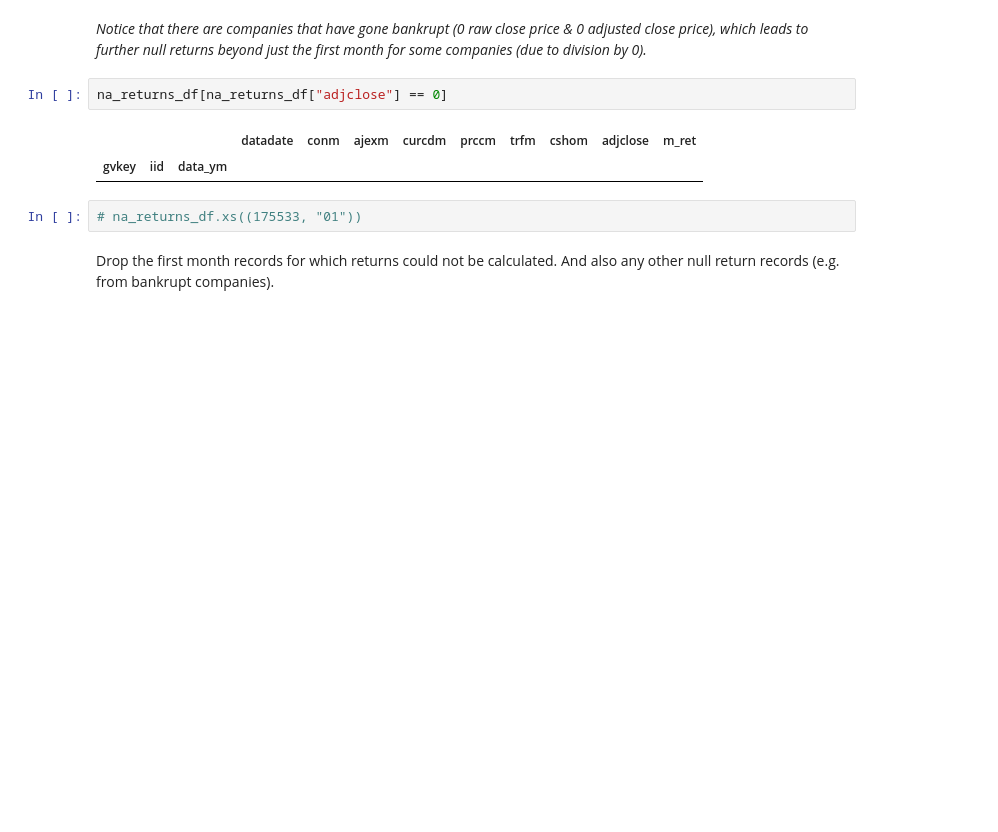
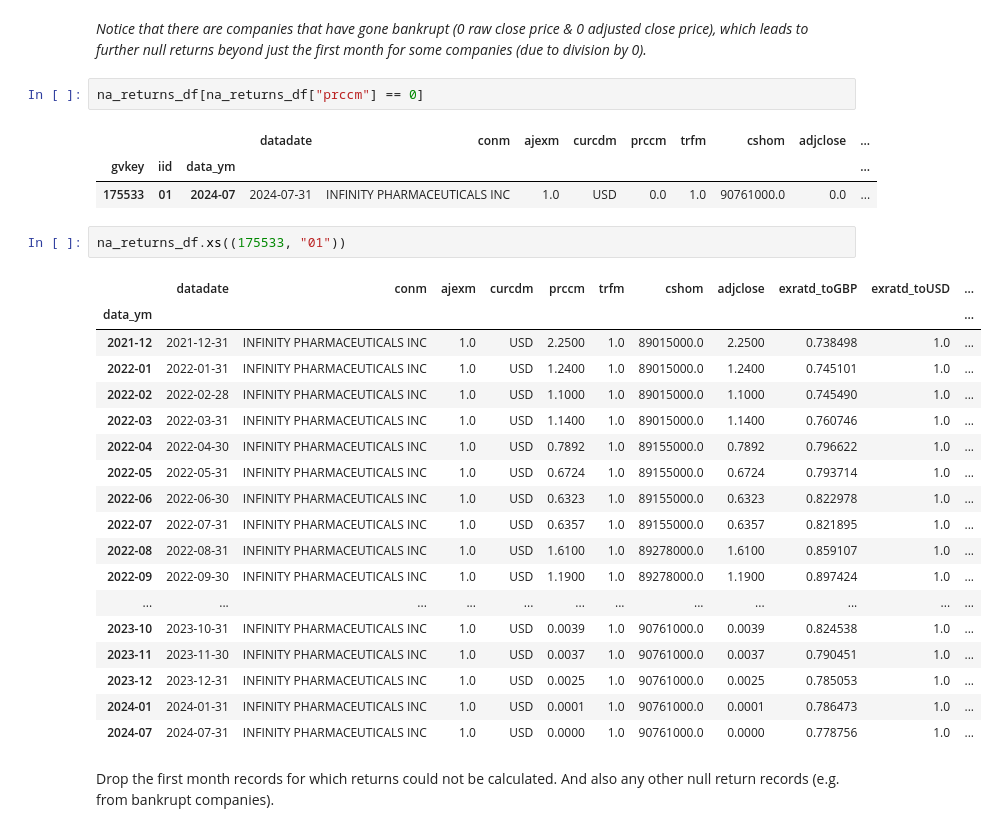
Before and after one commit to varunchodanker/MSc-Individual-Project, a Jupyter notebook: Phase1.ipynb, the cells around one changed output. Cells and saved outputs as stored; diff of their text form; blank space fills up the shorter version.

```diff
--- a/Phase1.ipynb
+++ b/Phase1.ipynb
@@ -1415,12 +1548,32 @@ Name: data_ym, Length: 52545, dtype: float64
 0 adjusted close price), which leads to further null returns beyond just the
 first month for some companies (due to division by 0).*
 # %%
-na_returns_df[na_returns_df["adjclose"] == 0]
+na_returns_df[na_returns_df["prccm"] == 0]
 # %% [output]
-|  |  |  | datadate | conm | ajexm | curcdm | prccm | trfm | cshom | adjclose | m_ret |
-| gvkey | iid | data_ym |  |  |  |  |  |  |  |  |  |
+|  |  |  | datadate | conm | ajexm | curcdm | prccm | trfm | cshom | adjclose | ... |
+| gvkey | iid | data_ym |  |  |  |  |  |  |  |  | ... |
+| 175533 | 01 | 2024-07 | 2024-07-31 | INFINITY PHARMACEUTICALS INC | 1.0 | USD | 0.0 | 1.0 | 90761000.0 | 0.0 | ... |
 # %%
-# na_returns_df.xs((175533, "01"))
+na_returns_df.xs((175533, "01"))
+# %% [output]
+|  | datadate | conm | ajexm | curcdm | prccm | trfm | cshom | adjclose | exratd_toGBP | exratd_toUSD | ... |
+| data_ym |  |  |  |  |  |  |  |  |  |  | ... |
+| 2021-12 | 2021-12-31 | INFINITY PHARMACEUTICALS INC | 1.0 | USD | 2.2500 | 1.0 | 89015000.0 | 2.2500 | 0.738498 | 1.0 | ... |
+| 2022-01 | 2022-01-31 | INFINITY PHARMACEUTICALS INC | 1.0 | USD | 1.2400 | 1.0 | 89015000.0 | 1.2400 | 0.745101 | 1.0 | ... |
+| 2022-02 | 2022-02-28 | INFINITY PHARMACEUTICALS INC | 1.0 | USD | 1.1000 | 1.0 | 89015000.0 | 1.1000 | 0.745490 | 1.0 | ... |
+| 2022-03 | 2022-03-31 | INFINITY PHARMACEUTICALS INC | 1.0 | USD | 1.1400 | 1.0 | 89015000.0 | 1.1400 | 0.760746 | 1.0 | ... |
+| 2022-04 | 2022-04-30 | INFINITY PHARMACEUTICALS INC | 1.0 | USD | 0.7892 | 1.0 | 89155000.0 | 0.7892 | 0.796622 | 1.0 | ... |
+| 2022-05 | 2022-05-31 | INFINITY PHARMACEUTICALS INC | 1.0 | USD | 0.6724 | 1.0 | 89155000.0 | 0.6724 | 0.793714 | 1.0 | ... |
+| 2022-06 | 2022-06-30 | INFINITY PHARMACEUTICALS INC | 1.0 | USD | 0.6323 | 1.0 | 89155000.0 | 0.6323 | 0.822978 | 1.0 | ... |
+| 2022-07 | 2022-07-31 | INFINITY PHARMACEUTICALS INC | 1.0 | USD | 0.6357 | 1.0 | 89155000.0 | 0.6357 | 0.821895 | 1.0 | ... |
+| 2022-08 | 2022-08-31 | INFINITY PHARMACEUTICALS INC | 1.0 | USD | 1.6100 | 1.0 | 89278000.0 | 1.6100 | 0.859107 | 1.0 | ... |
+| 2022-09 | 2022-09-30 | INFINITY PHARMACEUTICALS INC | 1.0 | USD | 1.1900 | 1.0 | 89278000.0 | 1.1900 | 0.897424 | 1.0 | ... |
+| ... | ... | ... | ... | ... | ... | ... | ... | ... | ... | ... | ... |
+| 2023-10 | 2023-10-31 | INFINITY PHARMACEUTICALS INC | 1.0 | USD | 0.0039 | 1.0 | 90761000.0 | 0.0039 | 0.824538 | 1.0 | ... |
+| 2023-11 | 2023-11-30 | INFINITY PHARMACEUTICALS INC | 1.0 | USD | 0.0037 | 1.0 | 90761000.0 | 0.0037 | 0.790451 | 1.0 | ... |
+| 2023-12 | 2023-12-31 | INFINITY PHARMACEUTICALS INC | 1.0 | USD | 0.0025 | 1.0 | 90761000.0 | 0.0025 | 0.785053 | 1.0 | ... |
+| 2024-01 | 2024-01-31 | INFINITY PHARMACEUTICALS INC | 1.0 | USD | 0.0001 | 1.0 | 90761000.0 | 0.0001 | 0.786473 | 1.0 | ... |
+| 2024-07 | 2024-07-31 | INFINITY PHARMACEUTICALS INC | 1.0 | USD | 0.0000 | 1.0 | 90761000.0 | 0.0000 | 0.778756 | 1.0 | ... |
 # %% [markdown]
 Drop the first month records for which returns could not be calculated. And also
 any other null return records (e.g. from bankrupt companies).
```
Also changed, not shown: parts of 59 cells of this notebook.
